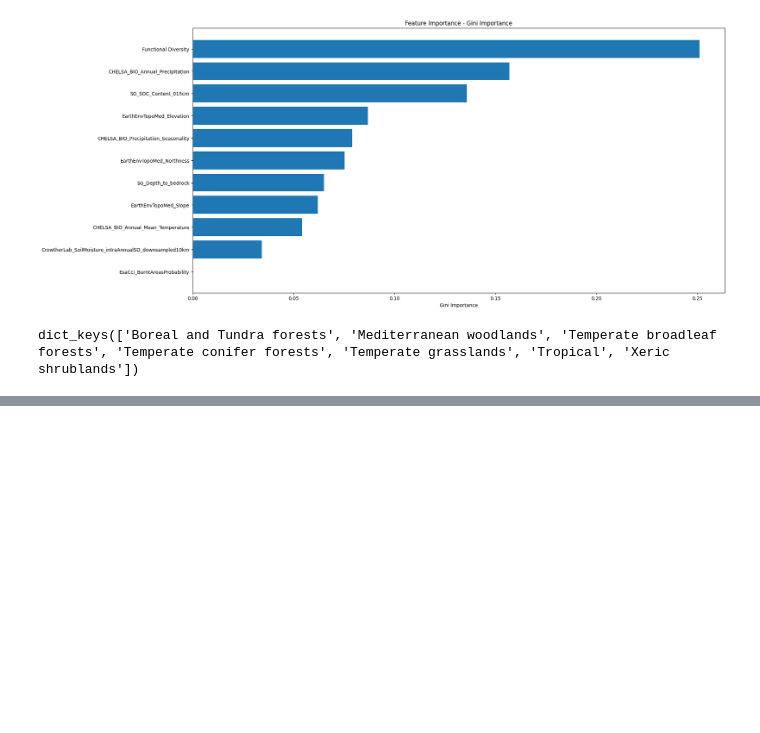
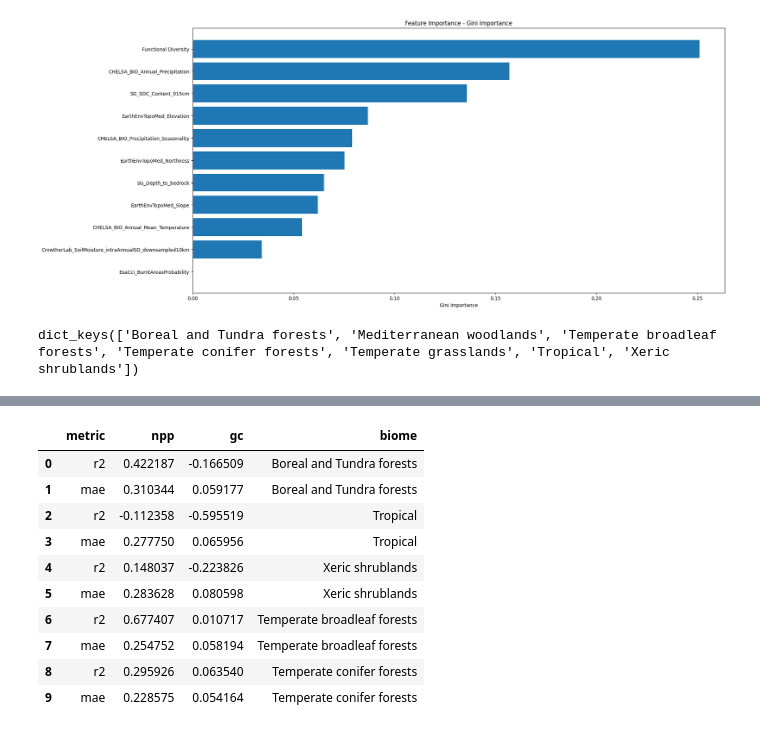
Before and after one commit to qiulinlx/FD_Stability, a Jupyter notebook: model_notebook.ipynb, the cells around one changed output, grey strips where cells are left out. Saved outputs shown, nothing was run; the diff lists cells and outputs as text; code cells hidden in the pictures; blank space fills up the shorter version.

```diff
--- a/model_notebook.ipynb
+++ b/model_notebook.ipynb
@@ -178,0 +324,14 @@ NameError: name 'bioem_dfs' is not defined
+# %%
+fd_models_df
+# %% [output]
+|  | metric | npp | gc | biome |
+| 0 | r2 | 0.422187 | -0.166509 | Boreal and Tundra forests |
+| 1 | mae | 0.310344 | 0.059177 | Boreal and Tundra forests |
+| 2 | r2 | -0.112358 | -0.595519 | Tropical |
+| 3 | mae | 0.277750 | 0.065956 | Tropical |
+| 4 | r2 | 0.148037 | -0.223826 | Xeric shrublands |
+| 5 | mae | 0.283628 | 0.080598 | Xeric shrublands |
+| 6 | r2 | 0.677407 | 0.010717 | Temperate broadleaf forests |
+| 7 | mae | 0.254752 | 0.058194 | Temperate broadleaf forests |
+| 8 | r2 | 0.295926 | 0.063540 | Temperate conifer forests |
+| 9 | mae | 0.228575 | 0.054164 | Temperate conifer forests |
```
Also changed, not shown: parts of 15 cells of this notebook, 10 other files.
